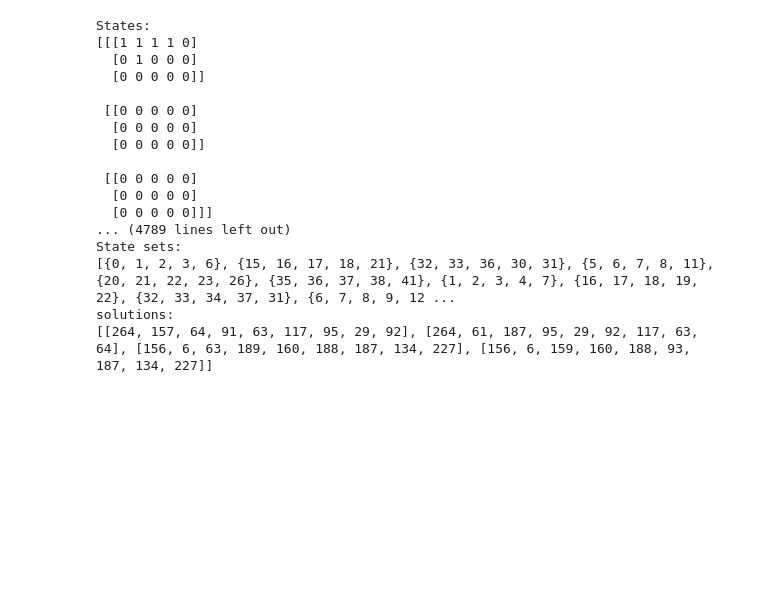
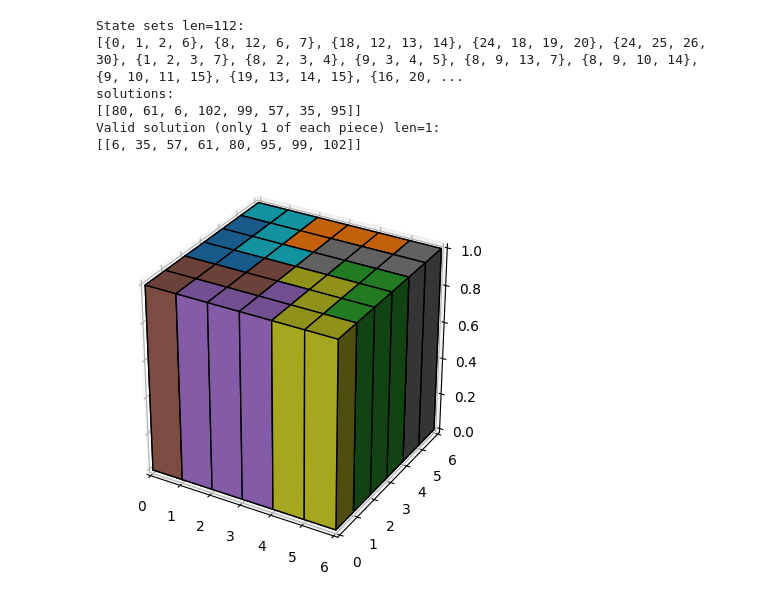
Before and after one commit to xroi/ND-Packing-Solver, a Jupyter notebook: ND-Packing-Solver.ipynb, the cells around one changed output. Saved outputs shown, nothing was run; the diff lists cells and outputs as text; code cells hidden in the pictures; blank space fills up the shorter version.

```diff
--- a/ND-Packing-Solver.ipynb
+++ b/ND-Packing-Solver.ipynb
@@ -70,16 +4,0 @@ def calc_all_states(state):
-# %%
-state = np.array([[1,1,1],[0,0,0],[0,0,0]])
-states = calc_all_states(state)
-
-print("States:")
-for state_ in states:
-    print(state_)
-    print("")
-
-print("State sets:")
-state_sets = [convert_state_to_set(state) for state in states]
-print(state_sets)
-
-print("solutions:")
-solutions = xcover.covers(state_sets)
-print(list(solutions))
@@ -104,34 +182,21 @@ solutions:
 # %%
-state = np.array([[[1,1,1,1,0],[0,1,0,0,0],[0,0,0,0,0]],[[0,0,0,0,0],[0,0,0,0,0],[0,0,0,0,0]],[[0,0,0,0,0],[0,0,0,0,0],[0,0,0,0,0]]])
-states = calc_all_states(state)
+# Squares by Designer : Unknown.
+# https://puzzlewillbeplayed.com/66/Squares/
+# Pieces	8 	I-L, W-Z are congruent.
+# Selection	random
+# Goal  	6×6×1
+# Holes	    0
+# Solutions	1
 
-print("States:")
-for state_ in states:
-    print(state_)
-    print("")
+states = []
+states.append(np.array([[1,1,1,0,0,0],[1,0,0,0,0,0],[0,0,0,0,0,0],[0,0,0,0,0,0],[0,0,0,0,0,0],[0,0,0,0,0,0]])) # Piece I..L
+states.append(np.array([[1,1,0,0,0,0],[0,1,0,0,0,0],[0,1,1,0,0,0],[0,0,0,0,0,0],[0,0,0,0,0,0],[0,0,0,0,0,0]])) # Piece W..Z
 
-print("State sets:")
-state_sets = [convert_state_to_set(state) for state in states]
-print(state_sets)
-
-print("solutions:")
-solutions = xcover.covers([list(s) for s in state_sets])
-print(list(solutions))
+solutions, state_sets = solve_packing(states=states, amounts=[4]*2)
 # %% [output]
-States:
-[[[1 1 1 1 0]
-  [0 1 0 0 0]
-  [0 0 0 0 0]]
-
- [[0 0 0 0 0]
-  [0 0 0 0 0]
-  [0 0 0 0 0]]
-
- [[0 0 0 0 0]
-  [0 0 0 0 0]
-  [0 0 0 0 0]]]
-... (4789 lines left out)
-State sets:
-[{0, 1, 2, 3, 6}, {15, 16, 17, 18, 21}, {32, 33, 36, 30, 31}, {5, 6, 7, 8, 11}, {20, 21, 22, 23, 26}, {35, 36, 37, 38, 41}, {1, 2, 3, 4, 7}, {16, 17, 18, 19, 22}, {32, 33, 34, 37, 31}, {6, 7, 8, 9, 12 ...
+State sets len=112:
+[{0, 1, 2, 6}, {8, 12, 6, 7}, {18, 12, 13, 14}, {24, 18, 19, 20}, {24, 25, 26, 30}, {1, 2, 3, 7}, {8, 2, 3, 4}, {9, 3, 4, 5}, {8, 9, 13, 7}, {8, 9, 10, 14}, {9, 10, 11, 15}, {19, 13, 14, 15}, {16, 20, ...
 solutions:
-[[264, 157, 64, 91, 63, 117, 95, 29, 92], [264, 61, 187, 95, 29, 92, 117, 63, 64], [156, 6, 63, 189, 160, 188, 187, 134, 227], [156, 6, 159, 160, 188, 93, 187, 134, 227]]
+[[80, 61, 6, 102, 99, 57, 35, 95]]
+Valid solution (only 1 of each piece) len=1:
+[[6, 35, 57, 61, 80, 95, 99, 102]]
@@ -139,0 +203,4 @@ solutions:
+# %%
+visualize_voxels([state_sets[i] for i in solutions[0]], (6,6))
+# %% [output]
+[figure, added]
```
Also changed, not shown: parts of 10 cells of this notebook, 5 other files.
